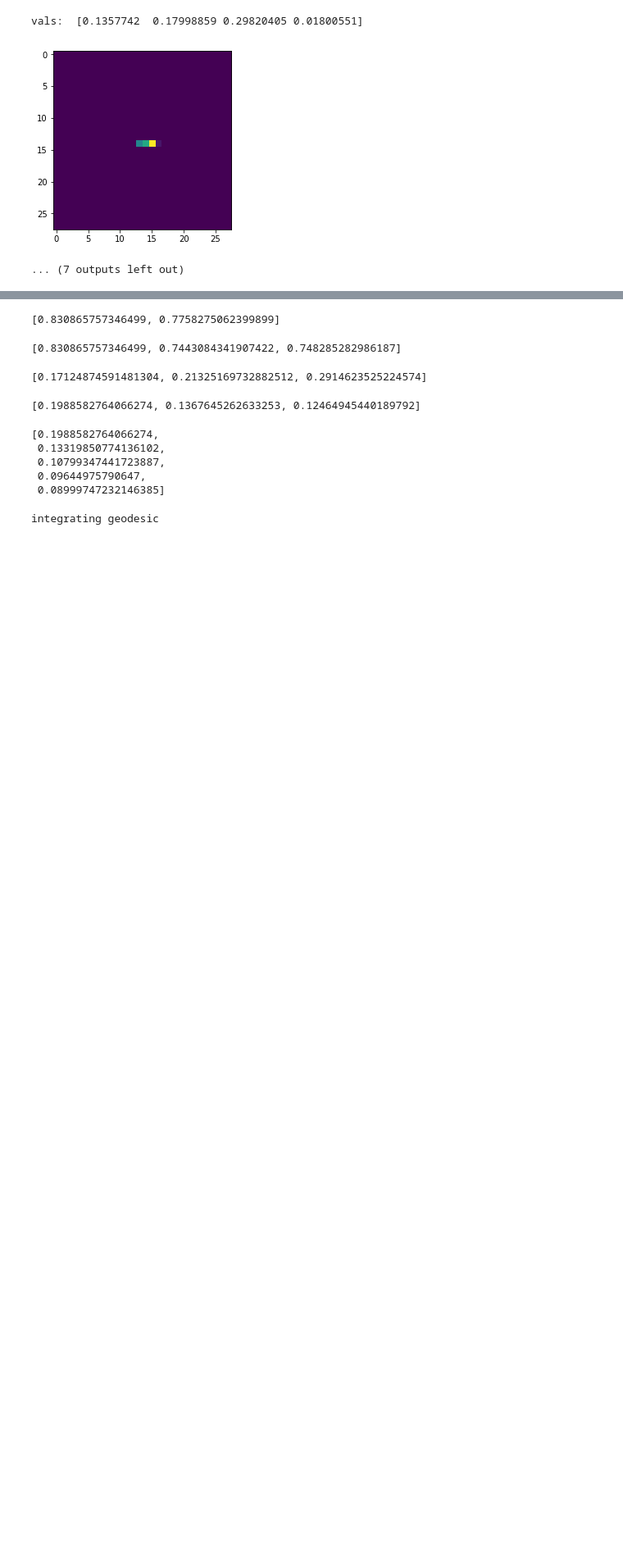
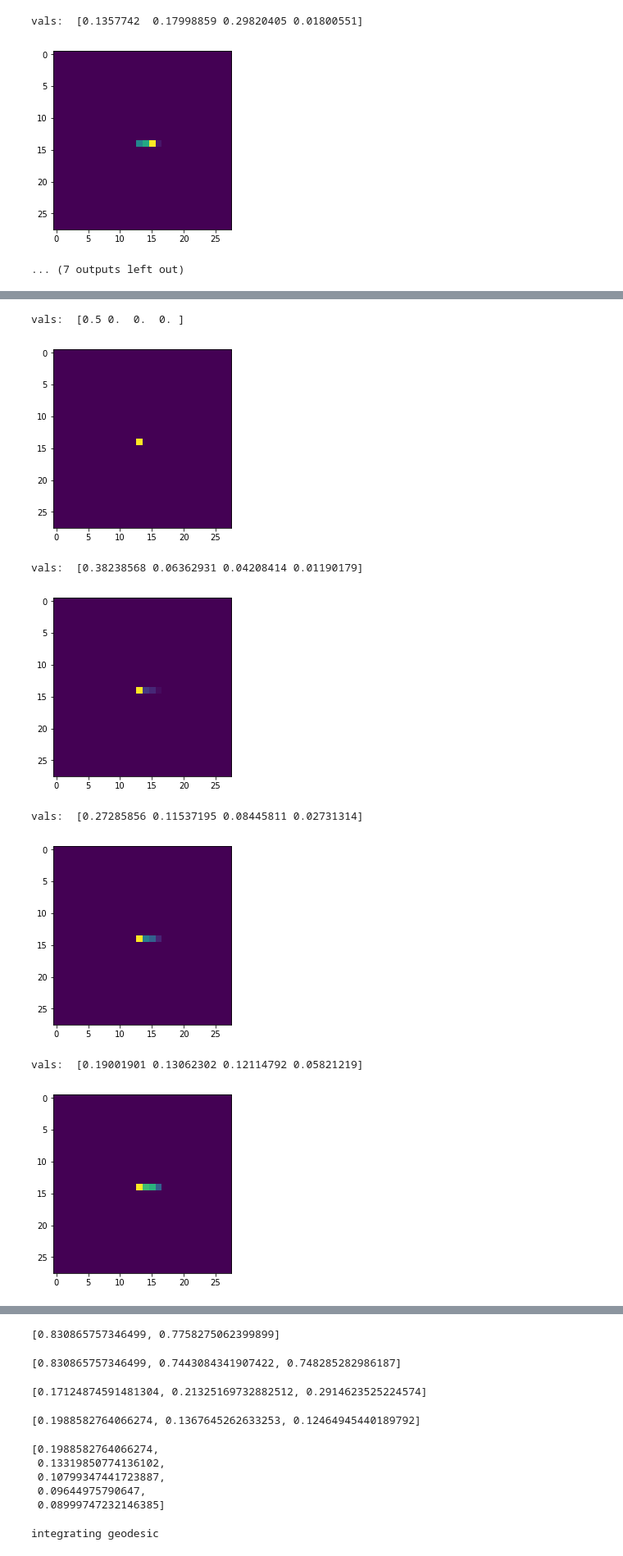
Before and after one commit to mbmcdermott/data-manifold, a Jupyter notebook: python/mnist/mnist_diff_evolution_4_pixel-gini.ipynb, the cells around one changed output, grey strips where cells are left out. Shown: that part at 82% size. Cells and saved outputs as stored; diff of their text form; code cells hidden in the pictures; blank space fills up the shorter version.

```diff
--- a/python/mnist/mnist_diff_evolution_4_pixel-gini.ipynb
+++ b/python/mnist/mnist_diff_evolution_4_pixel-gini.ipynb
@@ -493 +505,15 @@ vals:  [0.04608378 0.09473988 0.39083348 0.04973106]
 ... (7 outputs left out)
+# %%
+for i in range(12):
+    print('vals: ', (g_flat_metric_three[0][i,:].reshape([28,28])[14,13:17]))
+    plt.imshow(g_flat_metric_three[0][i,:].reshape([28,28]))
+    plt.show()
+# %% [output]
+vals:  [0.5 0.  0.  0. ]
+[figure, added]
+vals:  [0.38238568 0.06362931 0.04208414 0.01190179]
+[figure, added]
+vals:  [0.27285856 0.11537195 0.08445811 0.02731314]
+[figure, added]
+vals:  [0.19001901 0.13062302 0.12114792 0.05821219]
+[figure, added]
```
Also changed, not shown: parts of 14 cells of this notebook, 13 other files.
